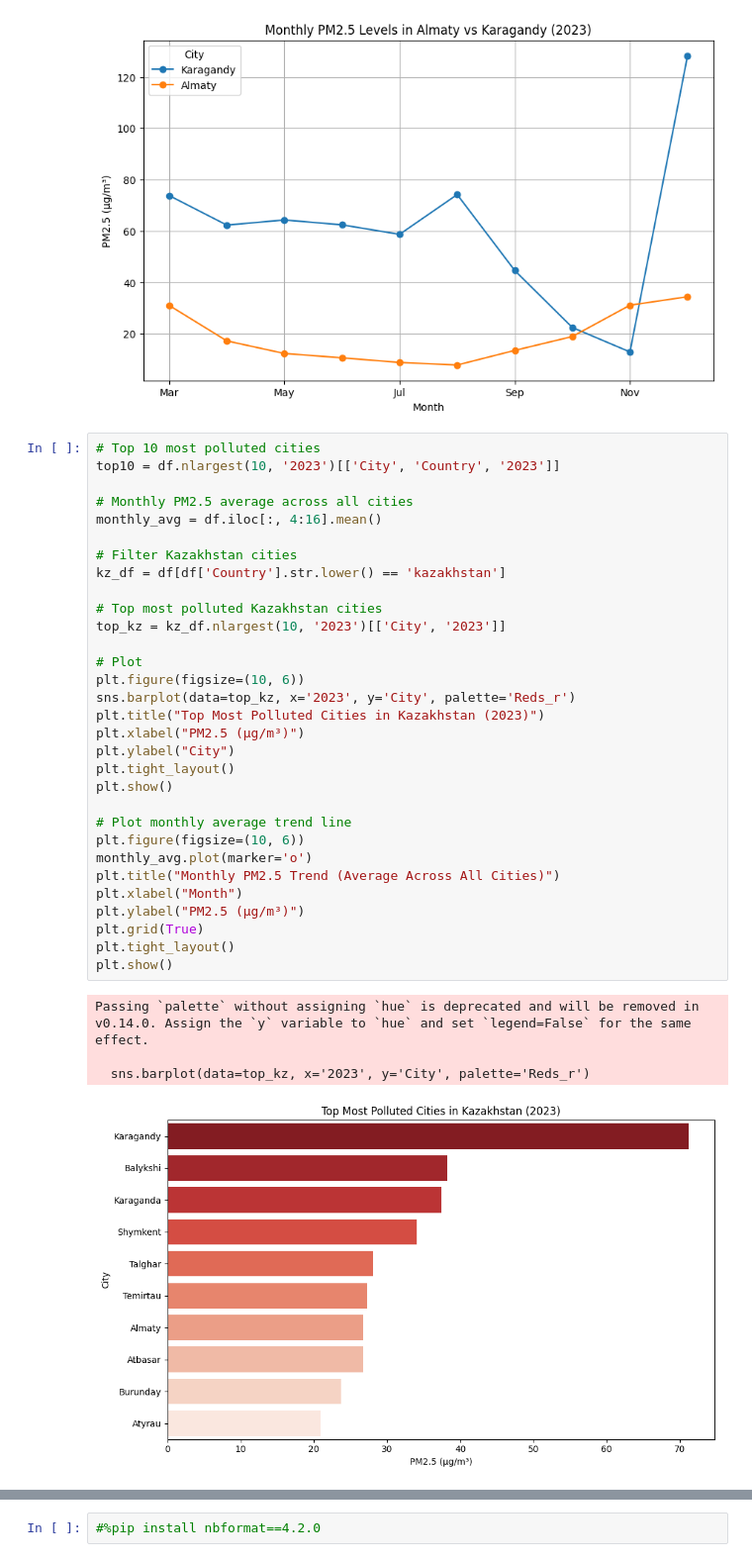
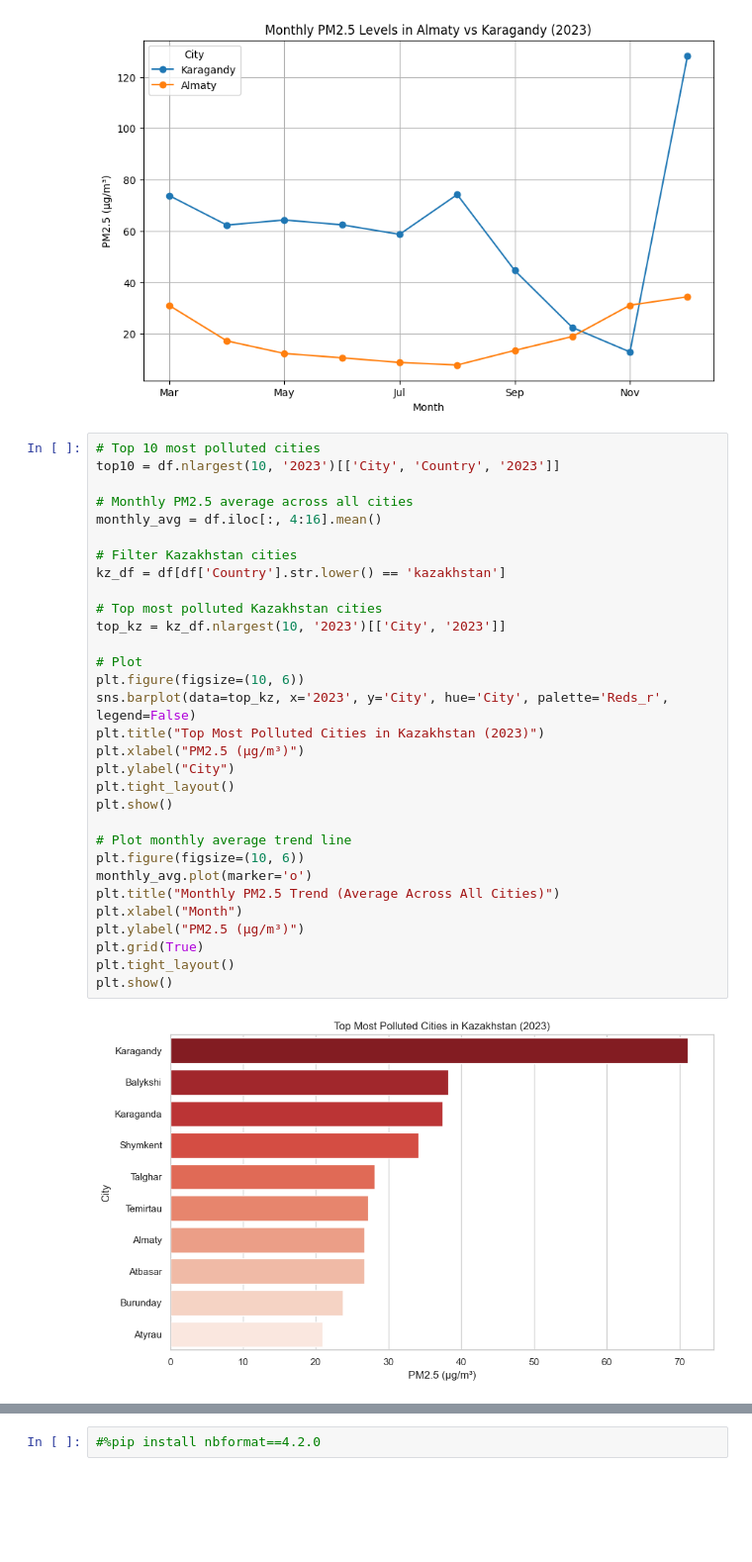
Before and after one commit to bochida/Air-quality-analysis-and-prediction, a Jupyter notebook: test.ipynb, the cells around one changed output, grey strips where cells are left out. Shown at 99% size. Saved outputs shown, nothing was run; the diff lists cells and outputs as text; blank space fills up the shorter version.

```diff
--- a/test.ipynb
+++ b/test.ipynb
@@ -290,35 +290,32 @@ plt.show()
 # Top 10 most polluted cities
 top10 = df.nlargest(10, '2023')[['City', 'Country', '2023']]
 
 # Monthly PM2.5 average across all cities
 monthly_avg = df.iloc[:, 4:16].mean()
 
 # Filter Kazakhstan cities
 kz_df = df[df['Country'].str.lower() == 'kazakhstan']
 
 # Top most polluted Kazakhstan cities
 top_kz = kz_df.nlargest(10, '2023')[['City', '2023']]
 
 # Plot
 plt.figure(figsize=(10, 6))
-sns.barplot(data=top_kz, x='2023', y='City', palette='Reds_r')
+sns.barplot(data=top_kz, x='2023', y='City', hue='City', palette='Reds_r', legend=False)
 plt.title("Top Most Polluted Cities in Kazakhstan (2023)")
 plt.xlabel("PM2.5 (µg/m³)")
 plt.ylabel("City")
 plt.tight_layout()
 plt.show()
 
 # Plot monthly average trend line
 plt.figure(figsize=(10, 6))
 monthly_avg.plot(marker='o')
 plt.title("Monthly PM2.5 Trend (Average Across All Cities)")
 plt.xlabel("Month")
 plt.ylabel("PM2.5 (µg/m³)")
 plt.grid(True)
 plt.tight_layout()
 plt.show()
 # %% [output]
-Passing `palette` without assigning `hue` is deprecated and will be removed in v0.14.0. Assign the `y` variable to `hue` and set `legend=False` for the same effect.
-
-  sns.barplot(data=top_kz, x='2023', y='City', palette='Reds_r')
-[figure, old version]
+[figure, new version]
```
Also changed, not shown: parts of 4 cells of this notebook.
